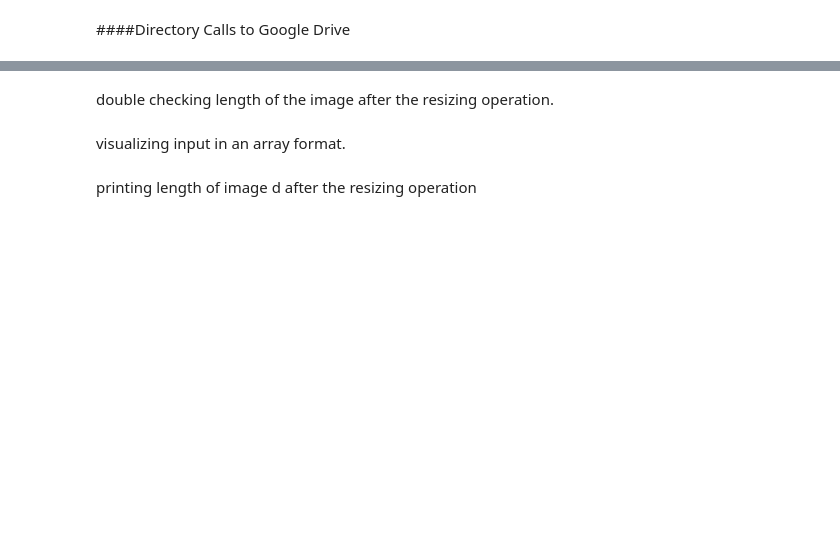
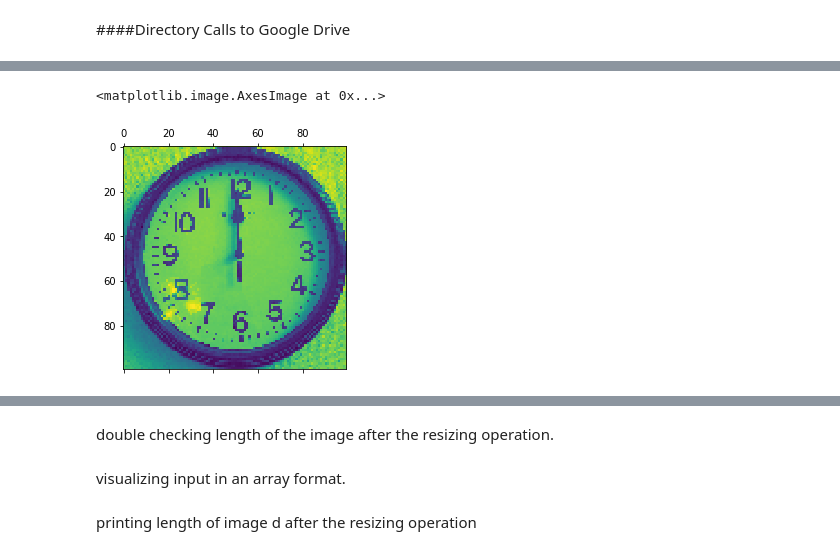
Before and after one commit to pkong0414/Deep-Learning-Projects, a Jupyter notebook: Copy_of_clockAI.ipynb, the cells around one changed output, grey strips where cells are left out. Cells and saved outputs as stored; diff of their text form; code cells hidden in the pictures; blank space fills up the shorter version.

```diff
--- a/Copy_of_clockAI.ipynb
+++ b/Copy_of_clockAI.ipynb
@@ -318,3 +252,6 @@ print( imgs.shape )
 # %%
-plt.imshow(imgs[0,:, : , 0])
-plt.show()
+plt.matshow(imgs[0,:, : , 0])
+# plt.show()
+# %% [output]
+<matplotlib.image.AxesImage at 0x...>
+[figure, added]
```
Also changed, not shown: parts of 24 cells of this notebook.
